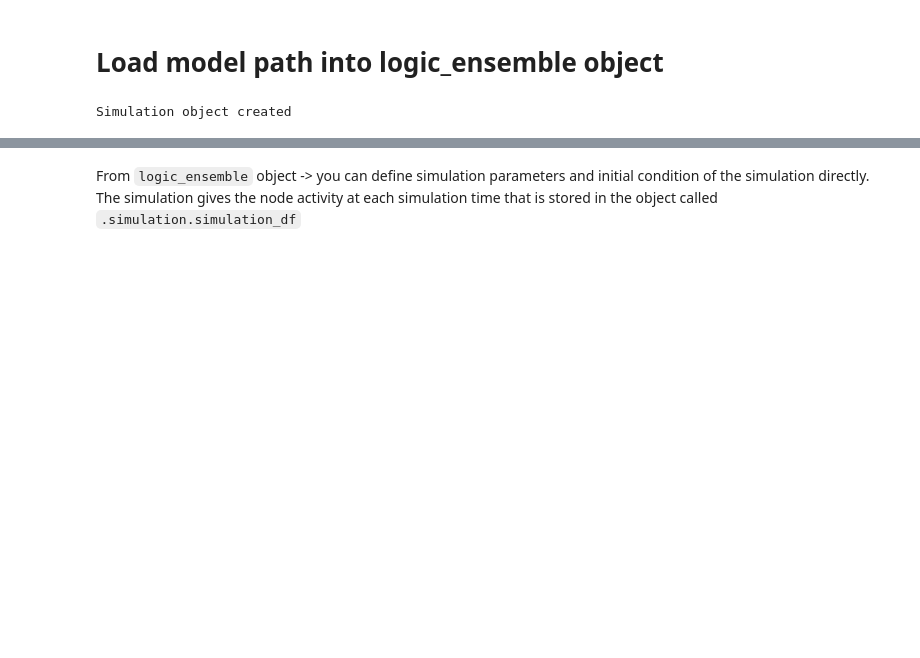
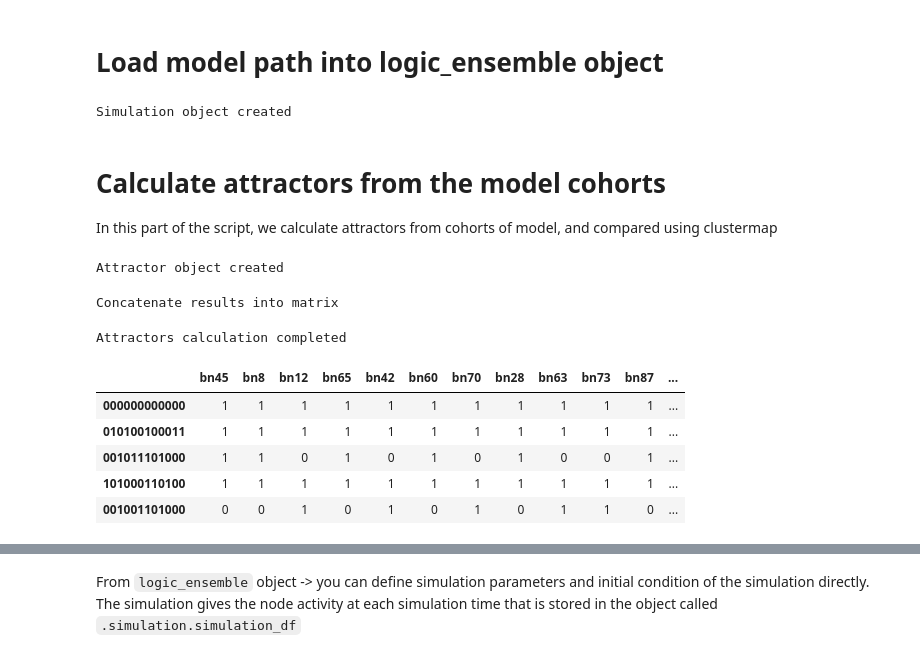
Before and after one commit to sysbio-curie/AstroLogics, a Jupyter notebook: scripts/Tutorial_BonesisTutorial.ipynb, the cells around one changed output, grey strips where cells are left out. Drawn from its saved outputs; the diff is of its cells as text; code cells hidden in the pictures; blank space fills up the shorter version.

```diff
--- a/scripts/Tutorial_BonesisTutorial.ipynb
+++ b/scripts/Tutorial_BonesisTutorial.ipynb
@@ -17,3 +15,20 @@ Simulation object created
 # %%
 # setup initial state for the simulation
 initial_state = {'Pax6':1}
+# %% [markdown]
+# Calculate attractors from the model cohorts
+In this part of the script, we calculate attractors from cohorts of model, and compared using clustermap
+# %%
+model.create_attractor()
+model.attractor.get_attractors()
+model.attractor.attractors_df
+# %% [output]
+Attractor object created
+Concatenate results into matrix
+Attractors calculation completed
+|  | bn45 | bn8 | bn12 | bn65 | bn42 | bn60 | bn70 | bn28 | bn63 | bn73 | bn87 | ... |
+| 000000000000 | 1 | 1 | 1 | 1 | 1 | 1 | 1 | 1 | 1 | 1 | 1 | ... |
+| 010100100011 | 1 | 1 | 1 | 1 | 1 | 1 | 1 | 1 | 1 | 1 | 1 | ... |
+| 001011101000 | 1 | 1 | 0 | 1 | 0 | 1 | 0 | 1 | 0 | 0 | 1 | ... |
+| 101000110100 | 1 | 1 | 1 | 1 | 1 | 1 | 1 | 1 | 1 | 1 | 1 | ... |
+| 001001101000 | 0 | 0 | 1 | 0 | 1 | 0 | 1 | 0 | 1 | 1 | 0 | ... |
```
Also changed, not shown: parts of 7 cells of this notebook, 13 other files.
